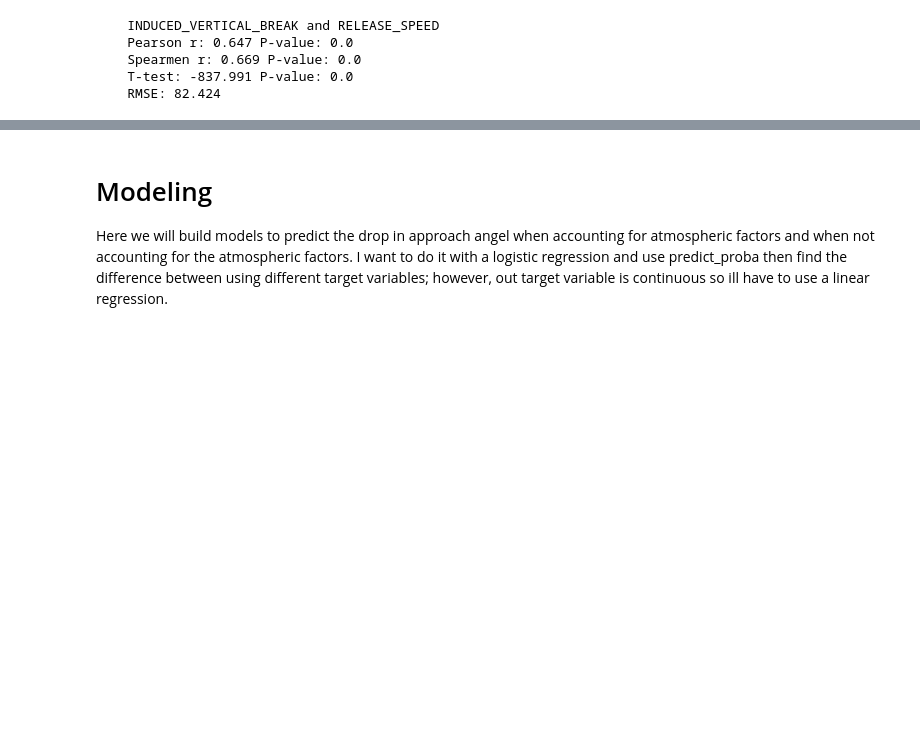
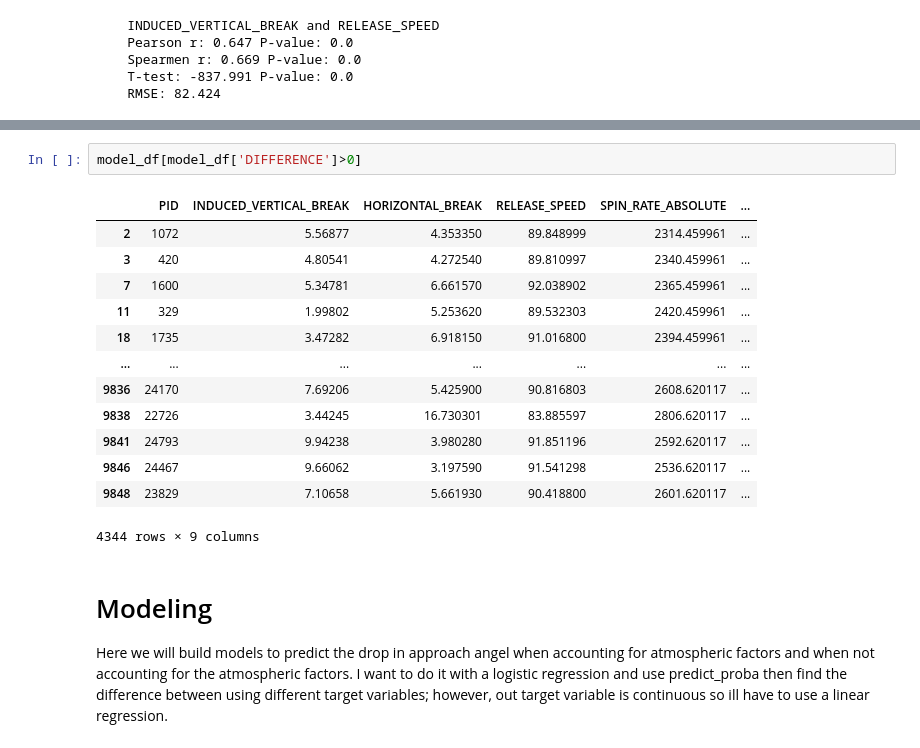
Before and after one commit to DerikVo/Dew-point-and-pitching, a Jupyter notebook: Code/01_EDA.ipynb, the cells around one changed output, grey strips where cells are left out. Drawn from its saved outputs; the diff is of its cells as text; blank space fills up the shorter version.

```diff
--- a/Code/01_EDA.ipynb
+++ b/Code/01_EDA.ipynb
@@ -384,3 +430,19 @@ cor_plot('INDUCED_VERTICAL_BREAK', 'RELEASE_SPEED', model_df)
+# %%
+model_df[model_df['DIFFERENCE']>0]
+# %% [output]
+|  | PID | INDUCED_VERTICAL_BREAK | HORIZONTAL_BREAK | RELEASE_SPEED | SPIN_RATE_ABSOLUTE | ... |
+| 2 | 1072 | 5.56877 | 4.353350 | 89.848999 | 2314.459961 | ... |
+| 3 | 420 | 4.80541 | 4.272540 | 89.810997 | 2340.459961 | ... |
+| 7 | 1600 | 5.34781 | 6.661570 | 92.038902 | 2365.459961 | ... |
+| 11 | 329 | 1.99802 | 5.253620 | 89.532303 | 2420.459961 | ... |
+| 18 | 1735 | 3.47282 | 6.918150 | 91.016800 | 2394.459961 | ... |
+| ... | ... | ... | ... | ... | ... | ... |
+| 9836 | 24170 | 7.69206 | 5.425900 | 90.816803 | 2608.620117 | ... |
+| 9838 | 22726 | 3.44245 | 16.730301 | 83.885597 | 2806.620117 | ... |
+| 9841 | 24793 | 9.94238 | 3.980280 | 91.851196 | 2592.620117 | ... |
+| 9846 | 24467 | 9.66062 | 3.197590 | 91.541298 | 2536.620117 | ... |
+| 9848 | 23829 | 7.10658 | 5.661930 | 90.418800 | 2601.620117 | ... |
+4344 rows × 9 columns
 # %% [markdown]
 # Modeling
 
```
Also changed, not shown: parts of 10 cells of this notebook.
